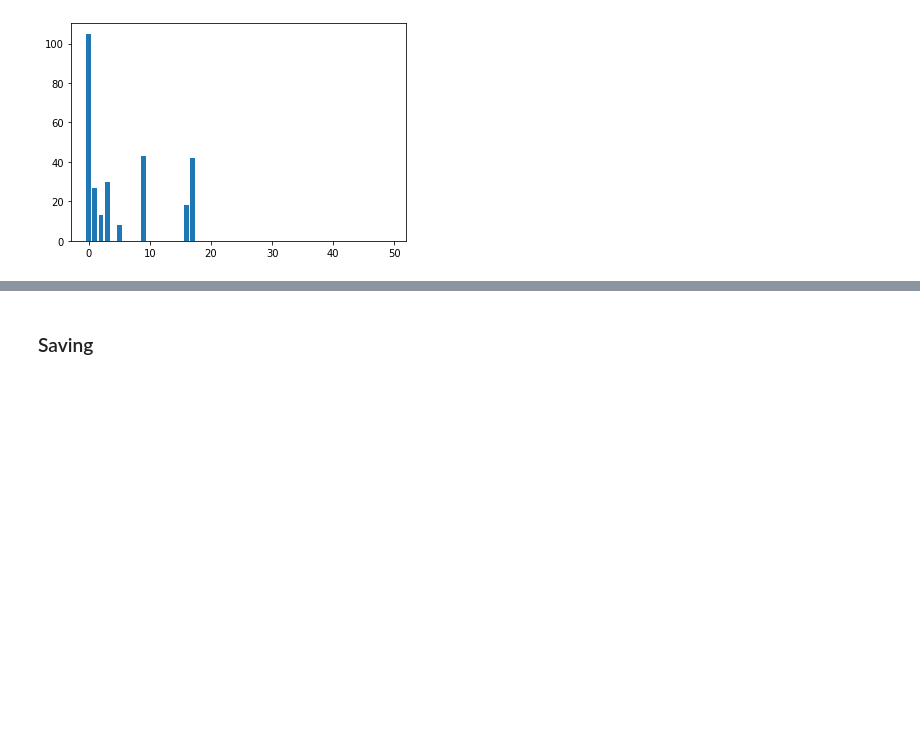
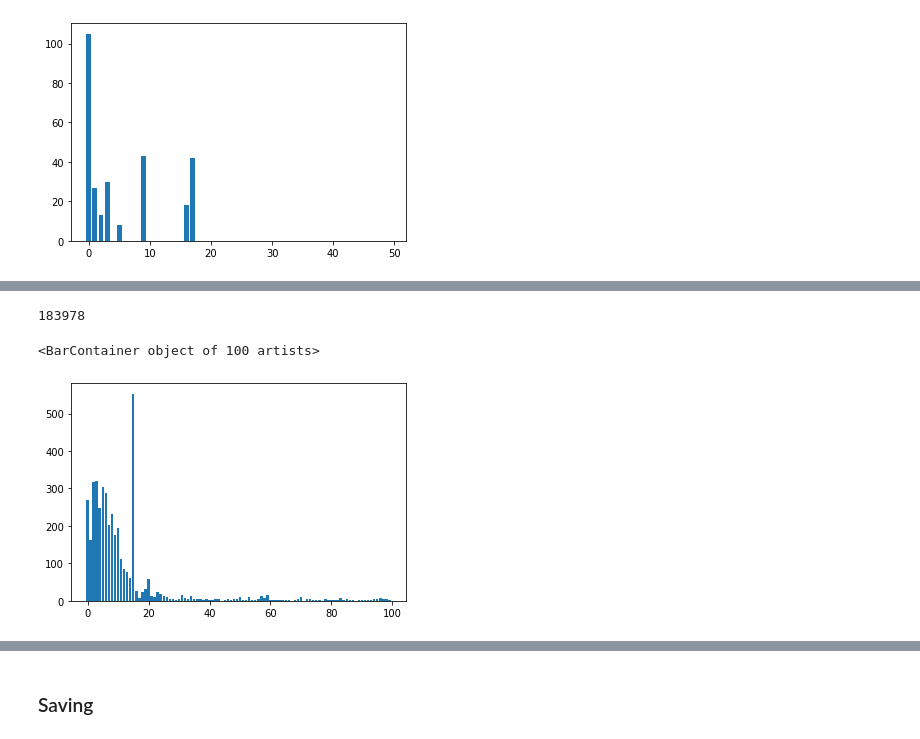
Before and after one commit to dmi3eva/araneae, a Jupyter notebook: p1_spider_analysis/02_binary_values.ipynb, the cells around one changed output, grey strips where cells are left out. Saved outputs shown, nothing was run; the diff lists cells and outputs as text; code cells hidden in the pictures; blank space fills up the shorter version.

```diff
--- a/p1_spider_analysis/02_binary_values.ipynb
+++ b/p1_spider_analysis/02_binary_values.ipynb
@@ -123,4 +105,17 @@ def get_db_columns(db, table):
   return columns[db][table]
 # %% [markdown]
 ### Analysis
+# %%
+from IPython.display import HTML, display
+
+def progress(value, max=100):
+    return HTML("""
+        <progress
+            value='{value}'
+            max='{max}',
+            style='width: 100%'
+        >
+            {value}
+        </progress>
+    """.format(value=value, max=max))
 # %%
@@ -176,0 +167,2 @@ amounts[2]
+# %%
+just_amounts, amounts, just_unique_amounts, unique_amounts = get_db_with_binary_values()
@@ -267,0 +319,18 @@ plt.bar(range(len(bin_size_values[1:])), bin_size_values[1:])
+# %%
+all_sizes = {_k: len(_v) for _k, _v in unique_amounts.items()}
+# %%
+size_values = []
+last_number = sorted(list(all_sizes.keys()))[-1]
+print(last_number)
+for i in range(last_number + 1):
+  if i not in all_sizes.keys():
+    size_values.append(0)
+  else:
+    size_values.append(all_sizes[i])
+# %% [output]
+183978
+# %%
+plt.bar(range(len(size_values[:100])), size_values[:100])
+# %% [output]
+<BarContainer object of 100 artists>
+[figure, added]
```
Also changed, not shown: parts of 54 cells of this notebook.
